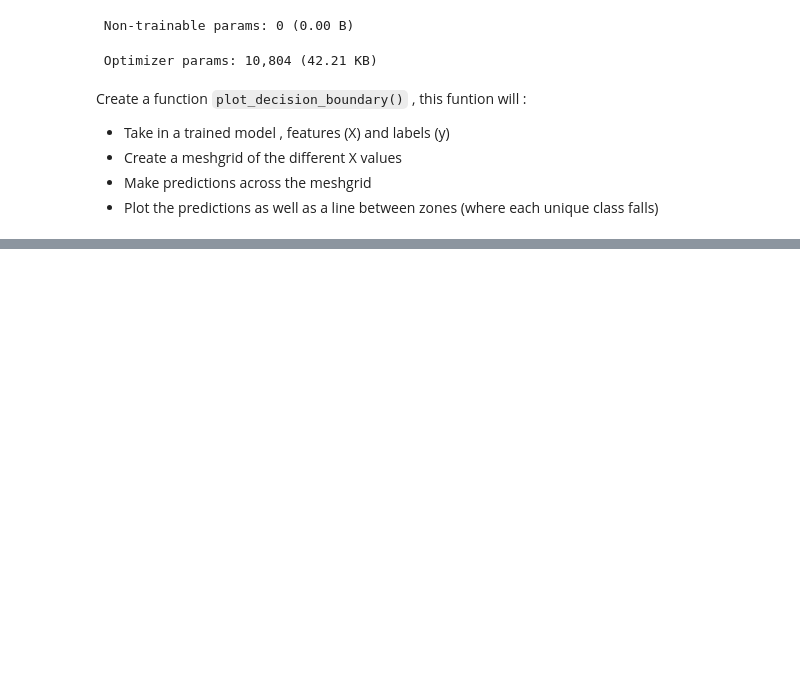
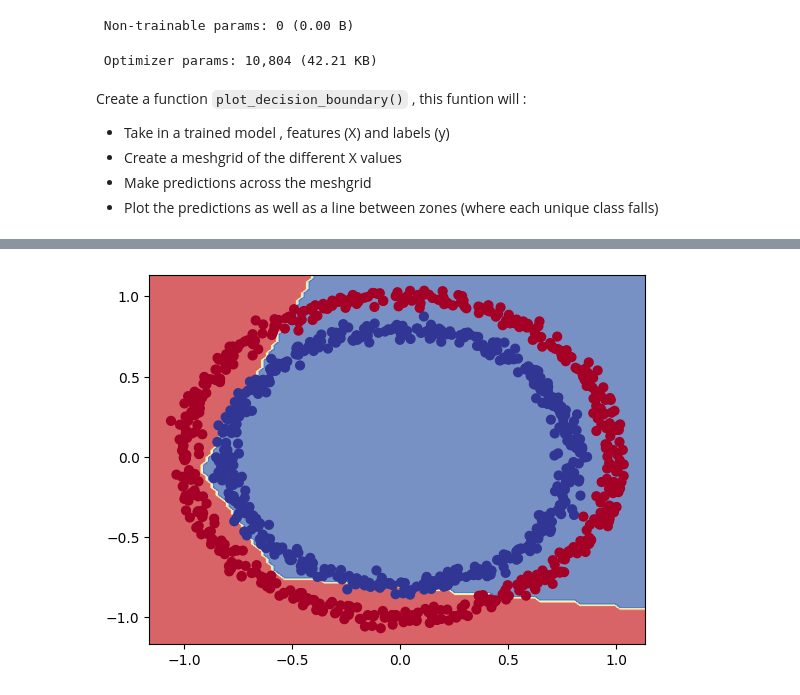
Before and after one commit to CprALin/JupyterNotebooks, a Jupyter notebook: 02_tensorflow_classification_food.ipynb, the cells around one changed output, grey strips where cells are left out. Drawn from its saved outputs; the diff is of its cells as text; code cells hidden in the pictures; blank space fills up the shorter version.

```diff
--- a/02_tensorflow_classification_food.ipynb
+++ b/02_tensorflow_classification_food.ipynb
@@ -419,0 +556,18 @@ InvalidArgumentError: {{function_node __wrapped__StridedSlice_device_/job:localh
+# %%
+# Set random seed
+tf.random.set_seed(42)
+
+# Create a model
+model_8 = tf.keras.Sequential([
+    tf.keras.layers.Dense(2 , activation="relu"),
+    tf.keras.layers.Dense(4 , activation="relu"),
+    tf.keras.layers.Dense(1 , activation="sigmoid")
+])
+
+# Compile the model
+model_8.compile(loss=tf.keras.losses.BinaryCrossentropy(),
+                optimizer=tf.keras.optimizers.Adam(learning_rate=0.001),
+                metrics=["accuracy"])
+
+# Fit the model
+history = model_8.fit(X, y , epochs=200)
@@ -419,0 +598,4 @@ InvalidArgumentError: {{function_node __wrapped__StridedSlice_device_/job:localh
+# %%
+# Visualize model
+plot_decision_boundary(model=model_8 , X=X , y=y)
+# %% [output]
@@ -419,0 +604 @@ InvalidArgumentError: {{function_node __wrapped__StridedSlice_device_/job:localh
+[figure, added]
```
Also changed, not shown: parts of 52 cells of this notebook.
